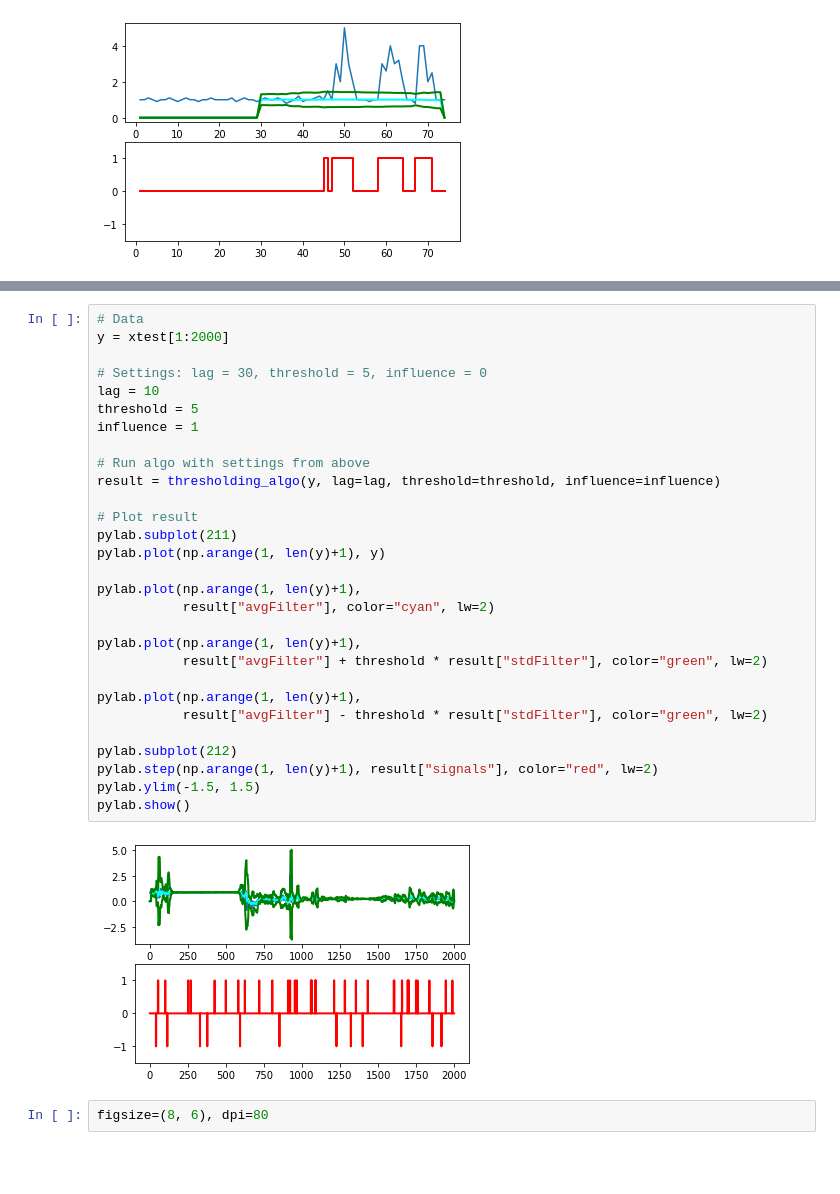
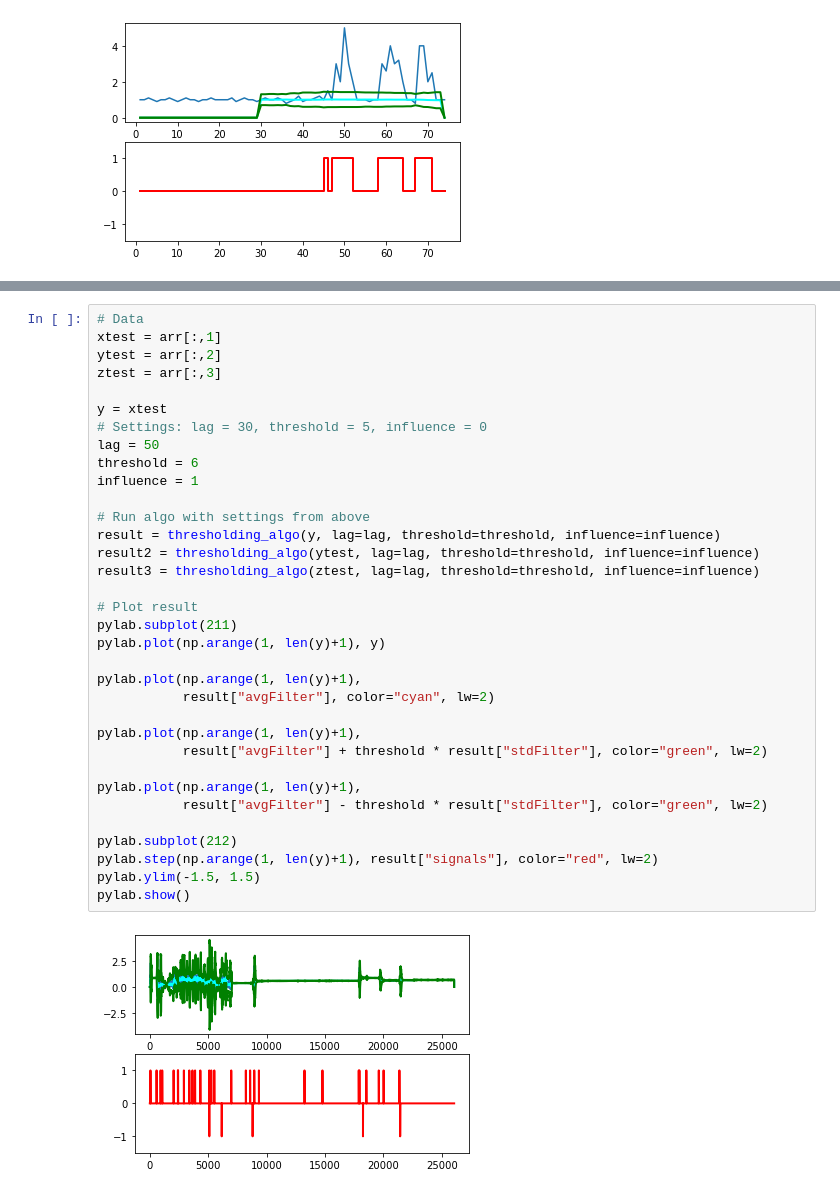
Before and after one commit to ChristopherRussell/MAMMUT-STARTHACK21, a Jupyter notebook: notebooks/HackPhysics.ipynb, the cells around one changed output, grey strips where cells are left out. Cells and saved outputs as stored; diff of their text form; blank space fills up the shorter version.

```diff
--- a/notebooks/HackPhysics.ipynb
+++ b/notebooks/HackPhysics.ipynb
@@ -237,33 +204,36 @@ pylab.show()
 # %%
 # Data
-y = xtest[1:2000]
+xtest = arr[:,1]
+ytest = arr[:,2]
+ztest = arr[:,3]
 
+y = xtest
 # Settings: lag = 30, threshold = 5, influence = 0
-lag = 10
-threshold = 5
+lag = 50
+threshold = 6
 influence = 1
 
 # Run algo with settings from above
 result = thresholding_algo(y, lag=lag, threshold=threshold, influence=influence)
+result2 = thresholding_algo(ytest, lag=lag, threshold=threshold, influence=influence)
+result3 = thresholding_algo(ztest, lag=lag, threshold=threshold, influence=influence)
 
 # Plot result
 pylab.subplot(211)
 pylab.plot(np.arange(1, len(y)+1), y)
 
 pylab.plot(np.arange(1, len(y)+1),
            result["avgFilter"], color="cyan", lw=2)
 
 pylab.plot(np.arange(1, len(y)+1),
            result["avgFilter"] + threshold * result["stdFilter"], color="green", lw=2)
 
 pylab.plot(np.arange(1, len(y)+1),
            result["avgFilter"] - threshold * result["stdFilter"], color="green", lw=2)
 
 pylab.subplot(212)
 pylab.step(np.arange(1, len(y)+1), result["signals"], color="red", lw=2)
 pylab.ylim(-1.5, 1.5)
 pylab.show()
 # %% [output]
-[figure, old version]
+[figure, new version]
-# %%
-figsize=(8, 6), dpi=80
```
Also changed, not shown: parts of 14 cells of this notebook.
